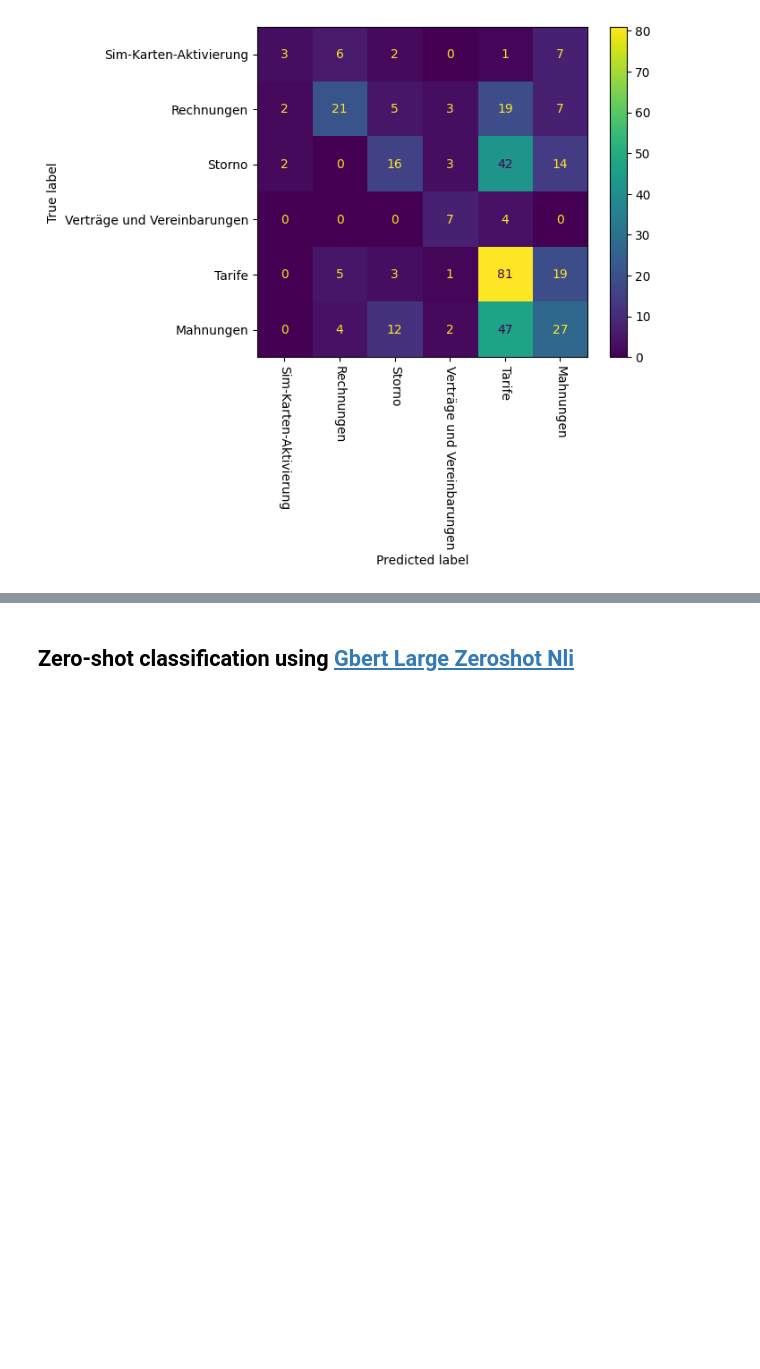
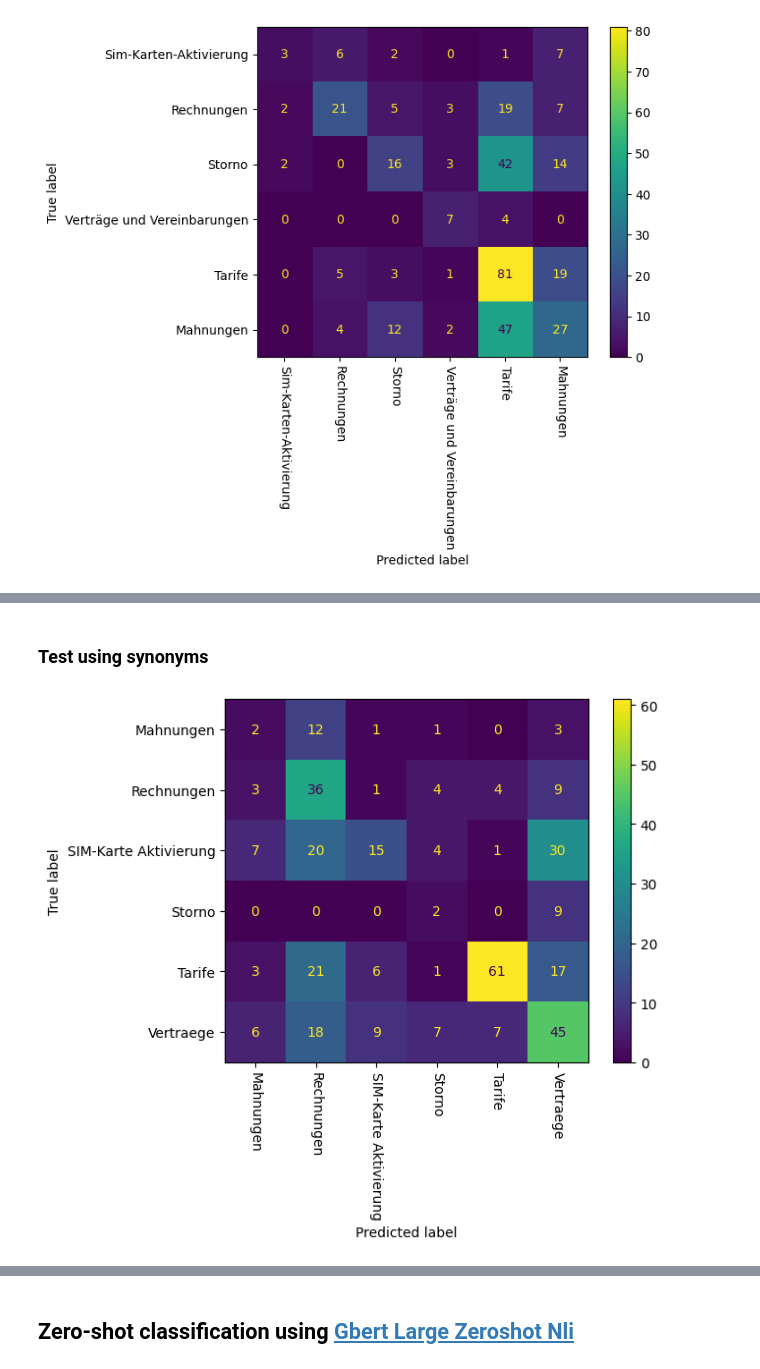
Before and after one commit to klychliiev/Meduzzen_AI_Internship, a Jupyter notebook: emails/zero_shot_classification/zero_shot_classification_emails.ipynb, the cells around one changed output, grey strips where cells are left out. Drawn from its saved outputs; the diff is of its cells as text; code cells hidden in the pictures; blank space fills up the shorter version.

Commit message:
created using google colab. added code deacription

```diff
--- a/emails/zero_shot_classification/zero_shot_classification_emails.ipynb
+++ b/emails/zero_shot_classification/zero_shot_classification_emails.ipynb
@@ -165,0 +130,25 @@ dtype: bool
+# %%
+import re
+
+def fetch_body(text: str):
+    """
+    Fetches the email body (the message itself).
+    Takes email, extracts the email body and cleans it by normalizing spaces.
+
+    Args:
+      text (str): raw email text.
+
+    Returns:
+      text (str): email body with no newlines and extra spaces.
+    """
+
+    text = text.split("Nachricht      : ")[-1]
+    text = text.split("--")[0]
+    text = re.sub("\n", " ", text)
+    text = re.sub(" +", " ", text)
+    text = re.sub(r"\s+([.,!?])", r"\1", text)
+    return text.strip()
+
+
+# apply fetch_body function to 'Content_fixed' column and dave the result to 'Email_body' column
+df['Email_body'] = df['Content_fixed'].apply(fetch_body)
@@ -165,0 +170,3 @@ dtype: bool
+# %%
+# rename categories to make them more zero-shot-classification-friendly :)
+df['Category'] = df['Category'].map({'RECHNUNGEN': 'Rechnungen', 'TARIFE': 'Tarife', 'STORNO': 'Storno', 'MAHNUNGEN': 'Mahnungen', 'VERTRAEGE_UND_VEREINBARUN': 'Verträge und Vereinbarungen', 'AKTIVIERUNG_SIM':'SIM-Karte Aktivierung'})
@@ -320,0 +471,2 @@ The problem I encountered while trying out ore-trained models for zero-chot clas
+# %% [markdown]
+### Test using synonyms
@@ -320,0 +515,6 @@ The problem I encountered while trying out ore-trained models for zero-chot clas
+# %%
+display_confusion_matrix(predicted,
+                         actual,
+                         ['Mahnungen', 'Rechnungen', 'SIM-Karte Aktivierung', 'Storno', 'Tarife', 'Vertraege'])
+# %% [output]
+[figure, added]
```
Also changed, not shown: parts of 71 cells of this notebook.
